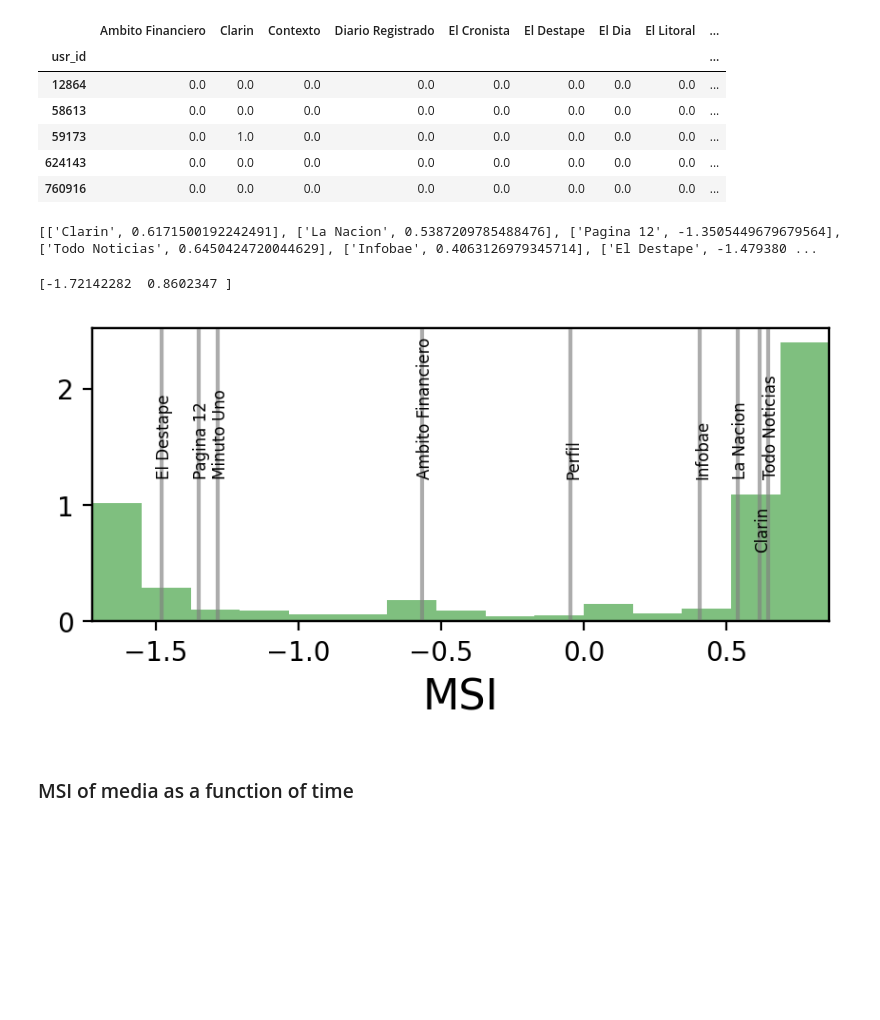
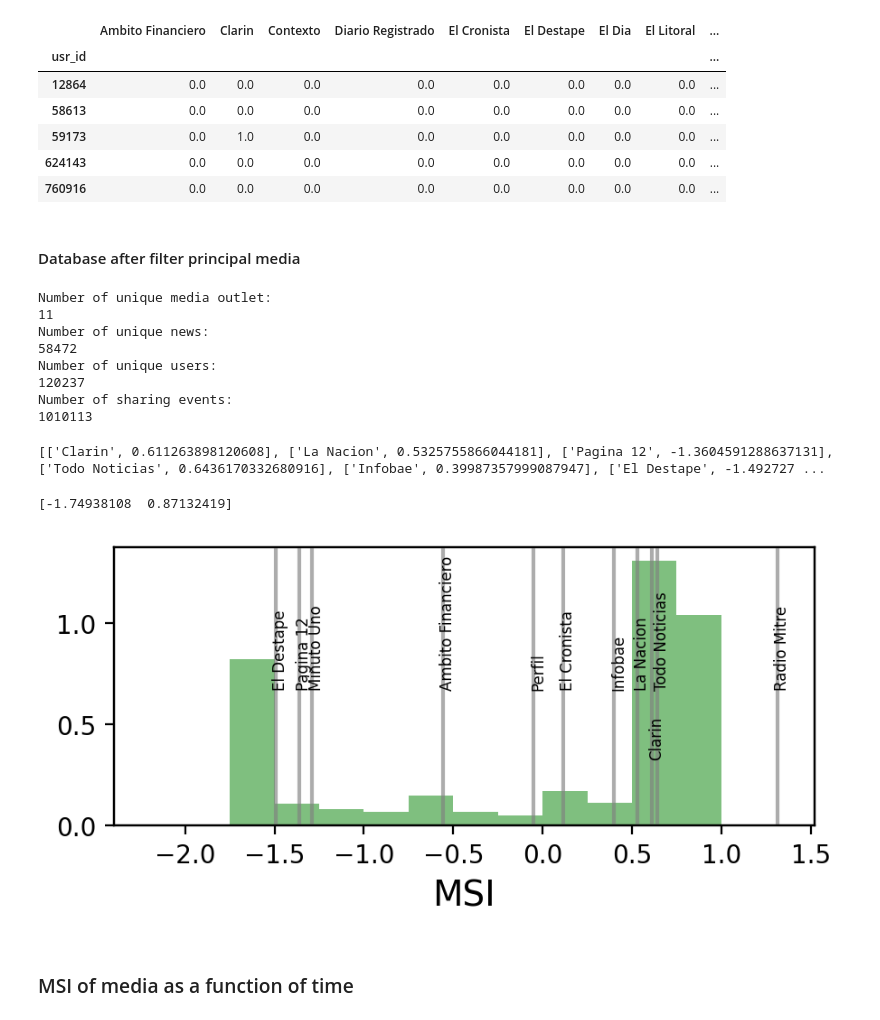
Before and after one commit to spinto88/MediaSharingIndex, a Jupyter notebook: MediaShareIndex_ppal_media.ipynb, the cells around one changed output. Saved outputs shown, nothing was run; the diff lists cells and outputs as text; code cells hidden in the pictures; blank space fills up the shorter version.

```diff
--- a/MediaShareIndex_ppal_media.ipynb
+++ b/MediaShareIndex_ppal_media.ipynb
@@ -49,10 +50,35 @@ user_media_df.head(n = 5)
 | 760916 | 0.0 | 0.0 | 0.0 | 0.0 | 0.0 | 0.0 | 0.0 | 0.0 | ... |
 # %%
 ppal_media = ['Clarin', 'La Nacion', 'Pagina 12', 'Todo Noticias', 'Infobae', 'El Destape']
-ppal_media += ['Ambito Financiero', 'Minuto Uno', 'Perfil']#, 'El Cronista', 'El Dia', 'Radio Mitre']
+ppal_media += ['Ambito Financiero', 'Minuto Uno', 'Perfil', 'El Cronista', 'Radio Mitre']
 
 user_media_df_filtrado = user_media_df[ppal_media].copy()
 user_media_df_filtrado = user_media_df_filtrado[user_media_df_filtrado.apply(np.count_nonzero, axis = 1) > 0].copy()
+# %% [markdown]
+#### Database after filter principal media
+# %%
+data_ppal_media = data[data.medio.isin(ppal_media)].copy()
+
+print('Number of unique media outlet:')
+print(len(data_ppal_media.medio.unique()))
+
+print('Number of unique news:')
+print(data_ppal_media.drop_duplicates(subset = ['url_expanded']).shape[0])
+
+print('Number of unique users:')
+print(data_ppal_media.drop_duplicates(subset = ['usr_id']).shape[0])
+
+print('Number of sharing events:')
+print(data_ppal_media.shape[0])
+# %% [output]
+Number of unique media outlet:
+11
+Number of unique news:
+58472
+Number of unique users:
+120237
+Number of sharing events:
+1010113
 # %%
 # Matrix of user - media shared
 A = user_media_df_filtrado.to_numpy()
@@ -71,27 +97,30 @@ score_media = np.array([np.average(score_users, weights=A[:,i]) for i in range(A
 media_score = [[user_media_df_filtrado.columns[i], score_media[i]] for i in range(len(score_media))]
 print(media_score)
 # %% [output]
-[['Clarin', 0.6171500192242491], ['La Nacion', 0.5387209785488476], ['Pagina 12', -1.3505449679679564], ['Todo Noticias', 0.6450424720044629], ['Infobae', 0.4063126979345714], ['El Destape', -1.479380 ...
+[['Clarin', 0.611263898120608], ['La Nacion', 0.5325755866044181], ['Pagina 12', -1.3604591288637131], ['Todo Noticias', 0.6436170332680916], ['Infobae', 0.39987357999087947], ['El Destape', -1.492727 ...
 # %%
 # Scores of the users
 fig, ax = plt.subplots(dpi = 200, figsize=(5,2))
-ax.hist(score_users, bins = 15, alpha = 0.50, color = 'g', density = True)
-ax.set_xlabel(r'MSI', size = 16)
+
+ax.hist(score_users, bins = np.arange(-2, 2, 0.25), alpha = 0.50, color = 'g', density = True)
+ax.set_xlabel(r'MSI', size = 14)
 
 ax2 = ax.twinx()
 for ms in media_score:
     ax2.axvline(ms[1], color = 'grey', alpha = 0.65)
     if ms[0] != 'Clarin':
         ax2.text(x = ms[1]-0.02, y = 0.5, s=ms[0], rotation = 90, size = 6)
     else:
         ax2.text(x = ms[1]-0.02, y = 0.25, s=ms[0], rotation = 90, size = 6)
 ax2.set_yticks([])
-ax.set_xlim(np.quantile(score_users, q = [0.005, 0.995]))
+ax.set_xlim(np.quantile(score_users, q = [0.005, 0.995]) + [-0.65, 0.65])
 print(np.quantile(score_users, q = [0.005, 0.995]))
+plt.savefig('Results/MSI.pdf', bbox_inches = matplotlib.transforms.Bbox.from_bounds(0, -0.25, 5, 2.25))
+plt.savefig('Results/MSI.png', bbox_inches = matplotlib.transforms.Bbox.from_bounds(0, -0.25, 5, 2.25))
 plt.show()
 # %% [output]
-[-1.72142282  0.8602347 ]
+[-1.74938108  0.87132419]
-[figure, old version]
+[figure, new version]
 # %%
 user_media_df_filtrado['score'] = score_users
 # %% [markdown]
```
Also changed, not shown: parts of 2 cells of this notebook, 18 other files.
